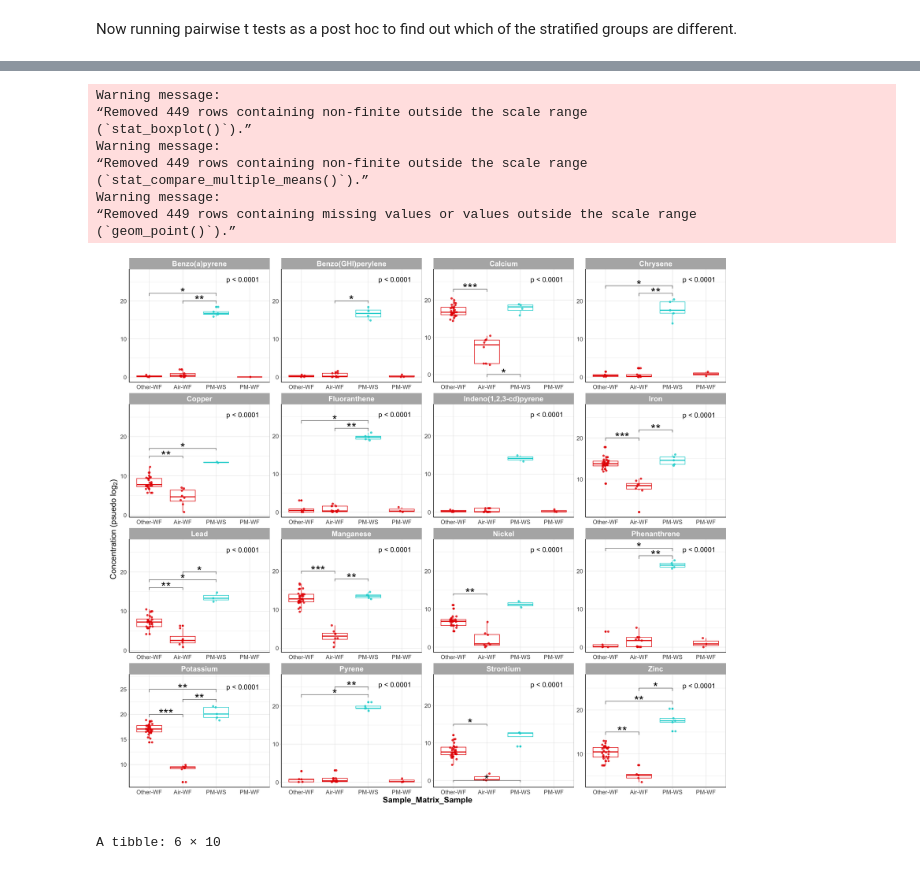
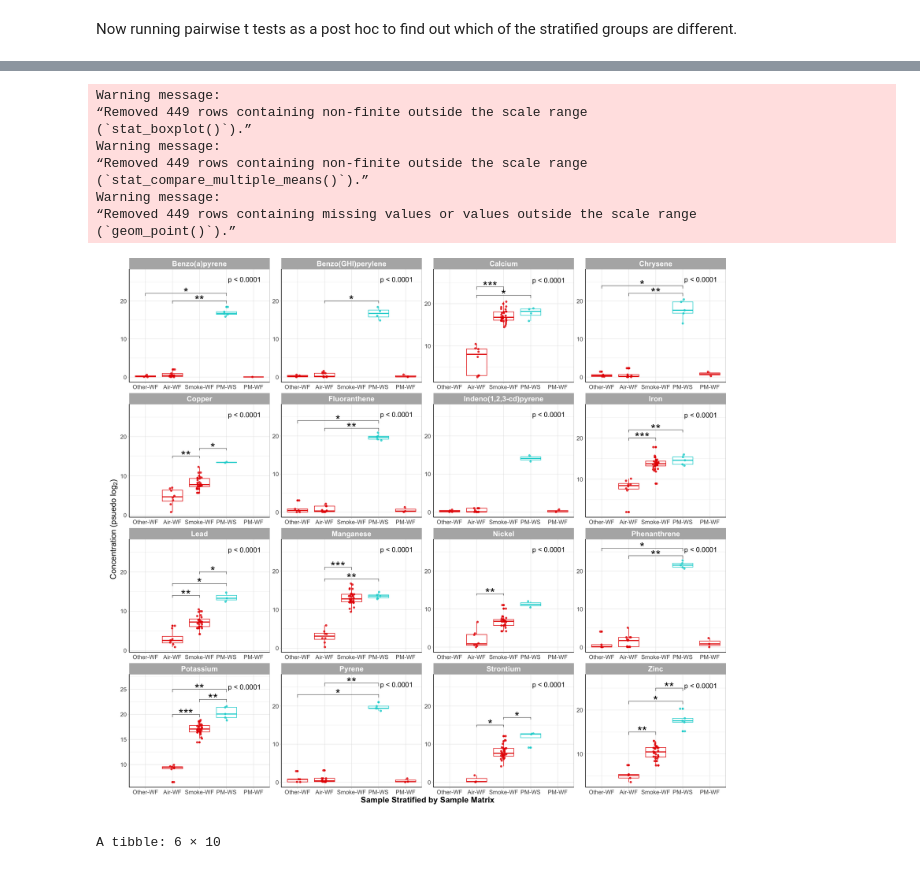
Before and after one commit to UNC-CEMALB/P1015.-Wildfire_Suffcient_Similiarity, a Jupyter notebook: 3. Individual Distribution Analyses/Boxplots.ipynb, the cells around one changed output, grey strips where cells are left out. Saved outputs shown, nothing was run; the diff lists cells and outputs as text; code cells hidden in the pictures.

```diff
--- a/3. Individual Distribution Analyses/Boxplots.ipynb
+++ b/3. Individual Distribution Analyses/Boxplots.ipynb
@@ -345,8 +345,9 @@ long_vol_df = full_vol_df %>%
     pivot_longer(cols = 5:20, names_to = "Name", values_to = "Value") %>%
     unite(`Sample_Matrix-Sample`, Sample_Matrix, Sample, sep = "-", remove = FALSE) %>%
     # consolidating some of the classes with small sample sizes
-     mutate(`Sample_Matrix-Sample` = ifelse(grepl("Smoke-", `Sample_Matrix-Sample`), "Other-WF",
-                            ifelse(grepl('Aerosol',`Sample_Matrix-Sample`), "Other-WF", `Sample_Matrix-Sample`))) %>%
+     mutate(`Sample_Matrix-Sample` = ifelse(`Sample_Matrix-Sample` == "Smoke-gas-Wildfire", "Other-WF",
+                                        ifelse(`Sample_Matrix-Sample` == "Smoke-particle-Wildfire", "Other-WF",
+                            ifelse(grepl('Aerosol',`Sample_Matrix-Sample`), "Other-WF", `Sample_Matrix-Sample`)))) %>%
     unite(`Fuel_Type-Sample`, Fuel_Type, Sample, sep = "-", remove = FALSE) %>%
     rename(Sample_Matrix_Sample = `Sample_Matrix-Sample`, Fuel_Type_Sample = `Fuel_Type-Sample`)
 
@@ -635,9 +636,9 @@ t_test_p_values_sm_vol = compare_means(Value ~ Sample_Matrix_Sample, data = stra
                                          ifelse(p.adj >= 0.01 & p.adj < 0.05, '*',
                                                     'ns'))))) %>%
     # manually adding the y position
-    mutate(y.position = c(23, 0, 0, 14, 0, 0, 0, 22, 20, 0, 24, 0, 22, 0, rep(1.3, times = 8),
-                          24, 0, 22, 0, 0, 0, 26, 0, 24, 0, 0, 15, 17, 0, 16, 18, 20, 0, 0, 0, 20, 0, 0, 20, 0, 22,
-                          20, 25, 23, 20, 0, 18, 0, 23, 0, 25, 0, 0, 15, 0, 17, 15, 22, 25))
+    mutate(y.position = c(24, 22, 0, 14, 0, 0, 0, 22, 20, 0, 24, 0, 22, 0, rep(1.3, times = 8),
+                          24, 0, 22, 0, 0, 0, 26, 0, 24, 0, 0, 15, 0, 17, 14, 17, 20, 0, 0, 0, 20, 0, 0, 20, 22, 0,
+                          20, 25, 23, 21, 18, 0, 0, 23, 0, 26, 0, 0, 15, 0, 17, 15, 22, 25))
 
-head(t_test_p_values_sm_vol)
+t_test_p_values_sm_vol#[31:66,]
 # %% [output]
@@ -653,44 +664,48 @@ A tibble: 6 × 10
 # %%
-ggplot(data = long_vol_df, aes(x = Sample_Matrix_Sample, y = Value, color = Sample)) +
+options(repr.plot.width=18, repr.plot.height=16) #changing size
+vol_sm_boxplots = ggplot(data = long_vol_df, aes(x = Sample_Matrix_Sample, y = Value, color = Sample)) +
   geom_boxplot() +
   geom_point(position = position_jitter(w = 0.1), alpha = 0.8) +
   ylim(NA, 27) + # adding more space for p value significance
 
   # overall anova p value
   stat_anova_test(wid = "Sample_Matrix_Sample", p.adjust.method = "none", label = "p = {p.format}",
-                     label.x.npc = "right", size = 5, label.y = 25, label.x = 3.5) +
+                     label.x.npc = "right", size = 5, label.y = 25, label.x = 4.3) +
 
-  # Adding a p value from a Wilcoxon test
+  # # Adding a p value from a Wilcoxon test
   stat_pvalue_manual(t_test_p_values_sm_vol %>%
                          filter(p.signif != 'ns'), label = "p.signif", size = 9) +
 
   facet_wrap(~Name, scales = 'free') +
 
   theme_light() +
   theme(axis.line = element_line(colour = "black"), #making x and y axes black
         axis.text = element_text(size = 12), #changing size of x axis labels
+        #axis.text.x = element_text(angle = 35, vjust = 0.5), #rotating x labels/ moving x labels slightly to the left
         legend.position = 'none', # removes legend
         plot.margin = unit(c(0,0,2,2), "lines"), # adding space at the bottom of the figure
         axis.title = element_text(face = "bold", size = rel(1.5)),
         strip.text.x = element_text(size = 15, face = "bold"), #changes size of facet x axis
         strip.text.y = element_text(size = 15, face = "bold")) + #changes axis titles
 
-  labs(y = expression("Concentration (psuedo "*log[2]*") ")) + #changing axis labels
+  labs(x = "Sample Stratified by Sample Matrix", y = expression("Concentration (psuedo "*log[2]*") ")) + #changing axis labels
   scale_color_manual(values = c('#e60000', '#00d2d2')) +
 
   scale_x_discrete(labels = c("PM-Woodsmoke" = "PM-WS", "Smoke-Wildfire" = "Smoke-WF", "Air-Wildfire" = "Air-WF",
                              "PM-Wildfire" = "PM-WF"))
+
+vol_sm_boxplots
 # %% [output]
 Warning message:
 “Removed 449 rows containing non-finite outside the scale range
 (`stat_boxplot()`).”
 Warning message:
 “Removed 449 rows containing non-finite outside the scale range
 (`stat_compare_multiple_means()`).”
 Warning message:
 “Removed 449 rows containing missing values or values outside the scale range
 (`geom_point()`).”
-[figure, old version]
+[figure, new version]
 # %%
 strata_sm_weight_df = long_weight_df %>%
     # only keeping groups that have at least 2 samples
```
Also changed, not shown: parts of 7 cells of this notebook.
